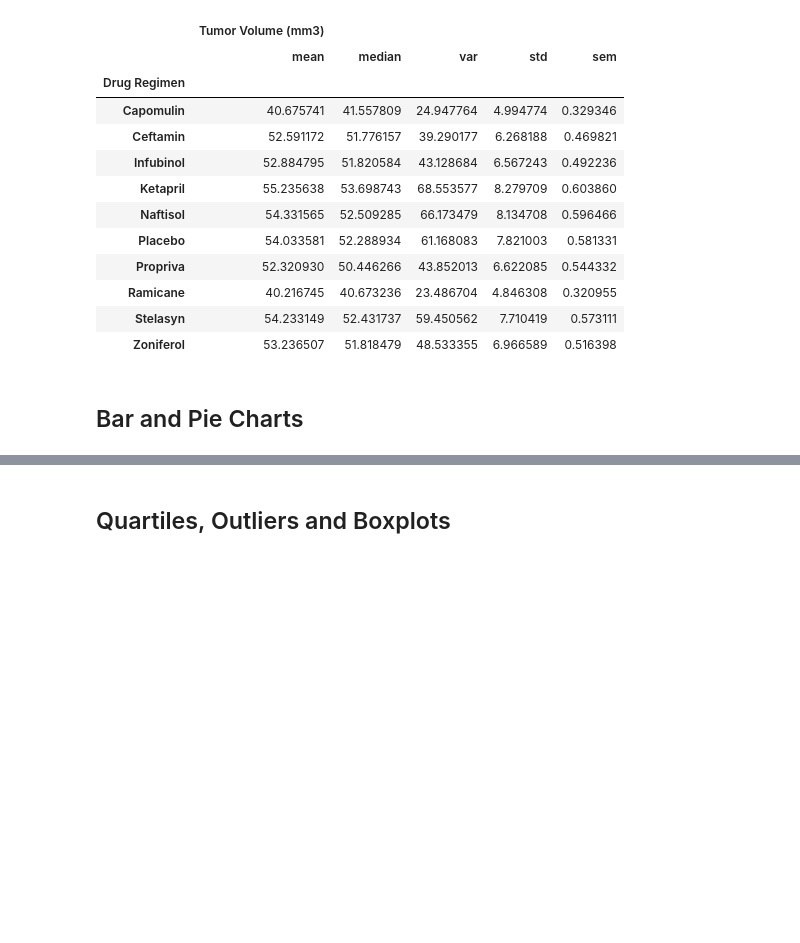
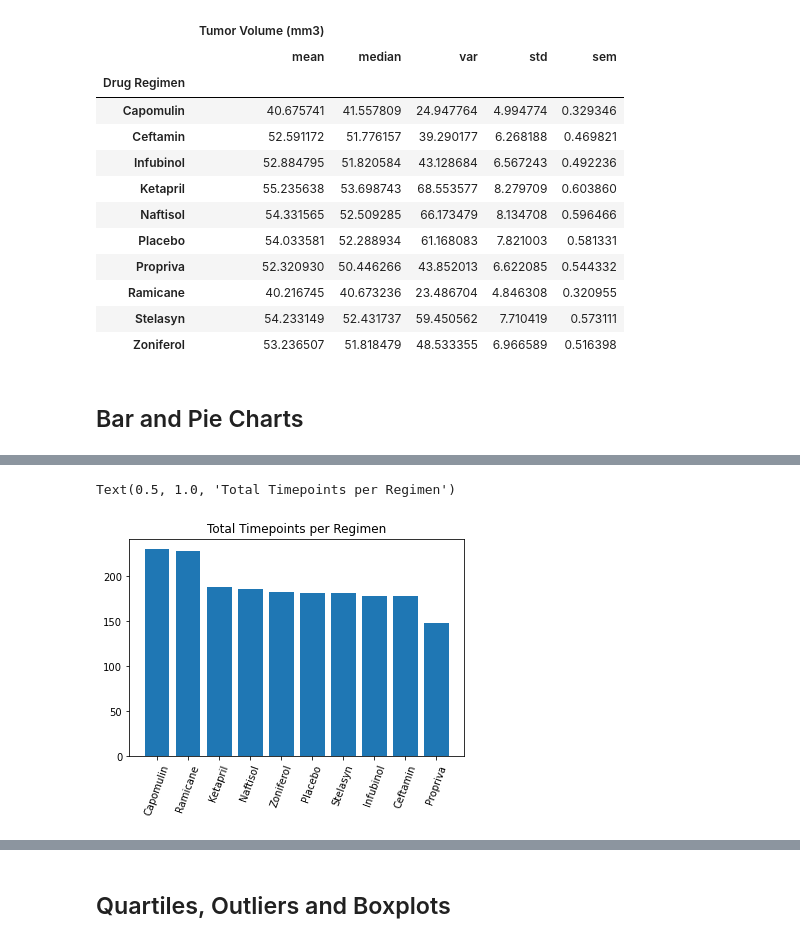
Before and after one commit to klew1230/matplotlib-challenge, a Jupyter notebook: Pymaceuticals/pymaceuticals_starter.ipynb, the cells around one changed output, grey strips where cells are left out. Saved outputs shown, nothing was run; the diff lists cells and outputs as text; code cells hidden in the pictures; blank space fills up the shorter version.

```diff
--- a/Pymaceuticals/pymaceuticals_starter.ipynb
+++ b/Pymaceuticals/pymaceuticals_starter.ipynb
@@ -186,2 +198,11 @@ agg_prob
 # %%
-# Generate a bar plot showing the total number of timepoints for all mice tested for each drug regimen using Pandas.
+# Generate a bar plot showing the total number of timepoints for all mice tested for each drug regimen using pyplot.
+
+plt.bar(regimen_count.index.values, regimen_count.values)
+
+plt.xticks(rotation=70)
+
+plt.title("Total Timepoints per Regimen")
+# %% [output]
+Text(0.5, 1.0, 'Total Timepoints per Regimen')
+[figure, added]
```
Also changed, not shown: parts of 8 cells of this notebook.
